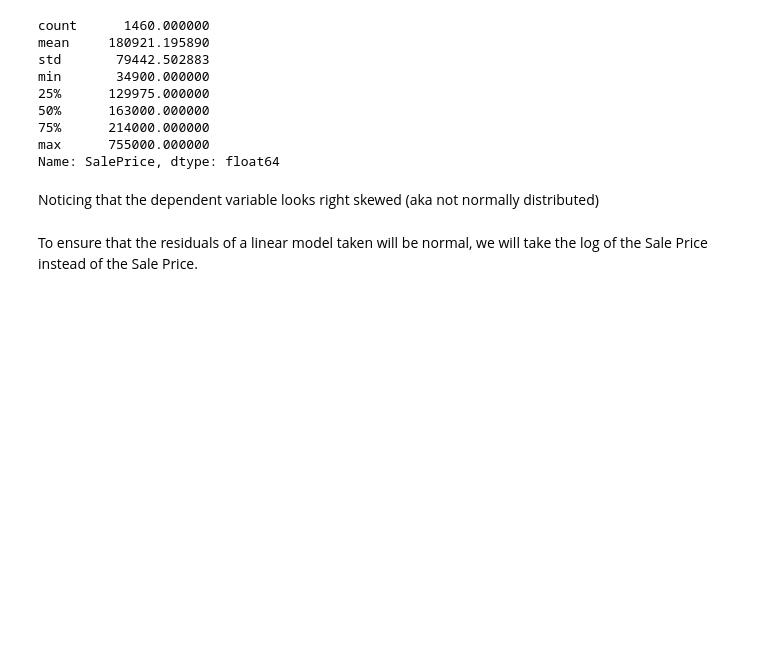
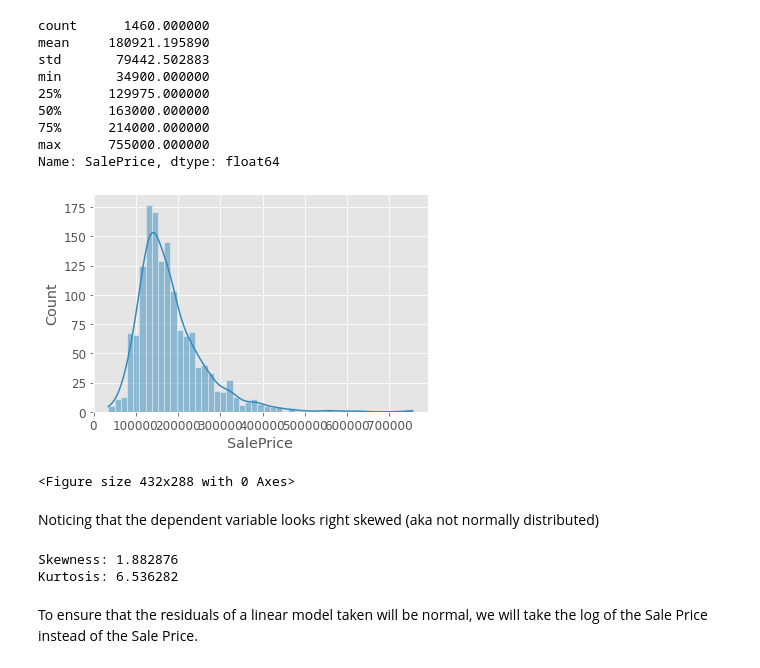
Before and after one commit to aditimayareddy/ameshousing, a Jupyter notebook: Ames_EDA.ipynb, the cells around one changed output. Cells and saved outputs as stored; diff of their text form; code cells hidden in the pictures; blank space fills up the shorter version.

```diff
--- a/Ames_EDA.ipynb
+++ b/Ames_EDA.ipynb
@@ -112,7 +100,7 @@ Looking at the data description, there are several ordinal variables that are co
 Let's make sure these are coded as categorical.
 # %%
 #checking to see how these variables are coded
-L = ['MSSubClass', 'OverallQual', 'OverallCond', 'MoSold', 'YrSold']
+L = ['MSSubClass', 'OverallQual', 'OverallCond', 'MoSold', 'YrSold', 'GarageYrBlt']
 for item in L:
     print(train[item].dtype)
 # %% [output]
@@ -213,16 +154,21 @@ Name: SalePrice, dtype: float64
 # %%
 #plotting a histogram using seaborn
 #histogram
 sns.histplot(train['SalePrice'], kde = True);
 fig = plt.figure()
-res = stats.probplot(train['SalePrice'], plot=plt)
 #TODO - clean up this diagram
+# %% [output]
+[figure, added]
+<Figure size 432x288 with 0 Axes>
 # %% [markdown]
 Noticing that the dependent variable looks right skewed (aka not normally distributed)
 # %%
 #checking skewness and kurtosis
 print("Skewness: %f" % train['SalePrice'].skew())
 print("Kurtosis: %f" % train['SalePrice'].kurt())
+# %% [output]
+Skewness: 1.882876
+Kurtosis: 6.536282
 # %% [markdown]
 To ensure that the residuals of a linear model taken will be normal, we will take the log of the Sale Price instead of the Sale Price.
 # %%
```
Also changed, not shown: parts of 62 cells of this notebook, 1 other file.
